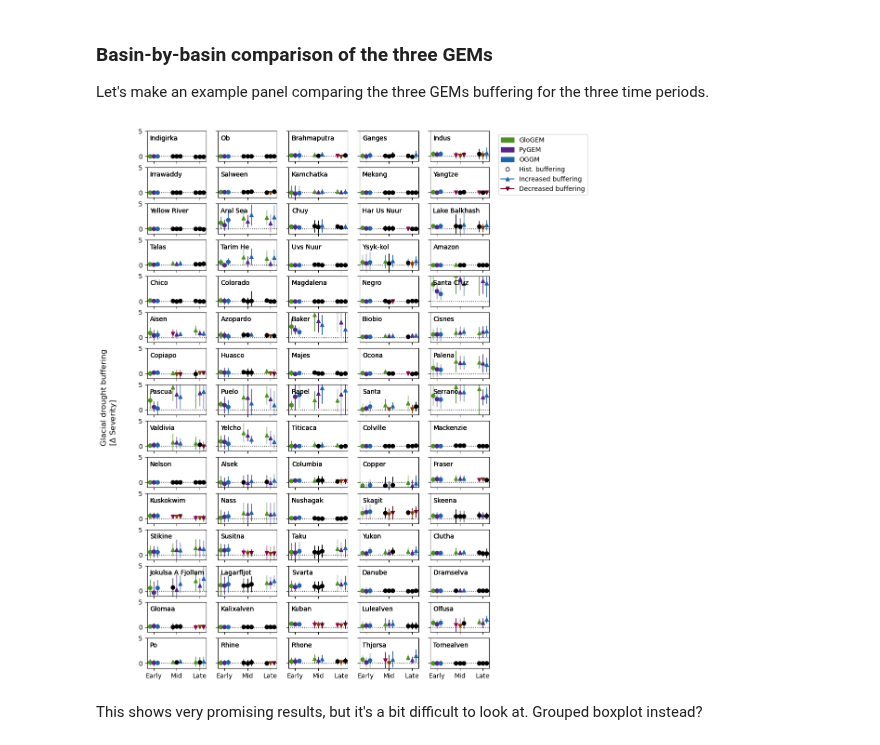
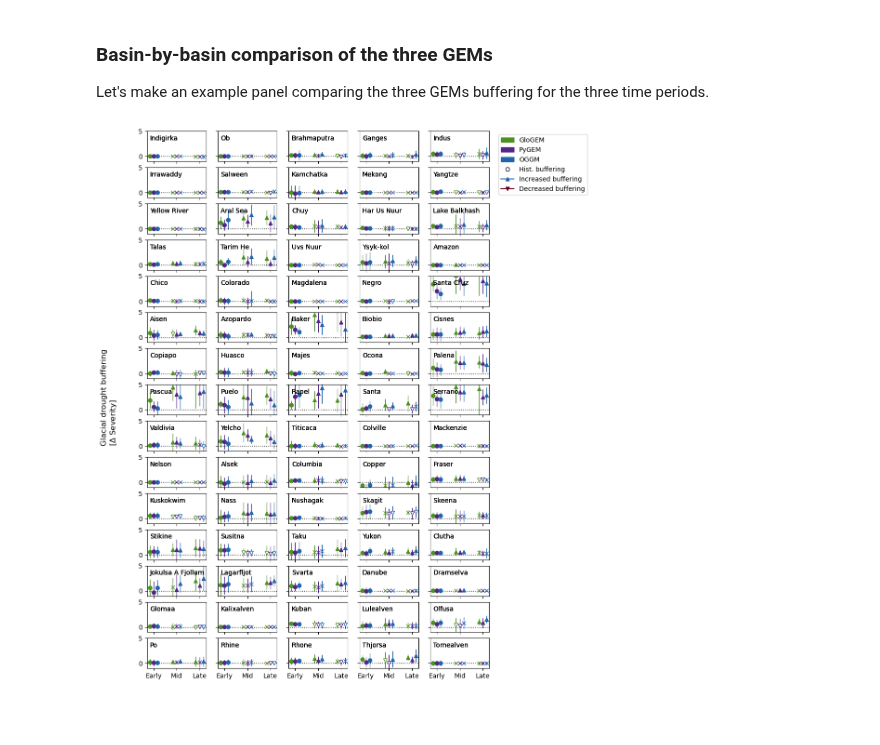
Before and after one commit to ehultee/glacial-SPEI, a Jupyter notebook: 20240820-MultiGEM-PerBasin_buffering.ipynb, the cells around one changed output. Cells and saved outputs as stored; diff of their text form; code cells hidden in the pictures; blank space fills up the shorter version.

```diff
--- a/20240820-MultiGEM-PerBasin_buffering.ipynb
+++ b/20240820-MultiGEM-PerBasin_buffering.ipynb
@@ -209,24 +214,34 @@ for j, b in enumerate(basin_names):
 
         midC_v_hist_s = np.nanmean(severity_midC)-np.nanmean(severity_b)
         if midC_v_hist_s >0.1: # buffering on duration increasing
-            midC_color_s=inc_color
+            # midC_color_s=inc_color
+            midC_facecolor = inc_color
+            midC_edgecolor = inc_color
             midC_marker_s='^'
         elif midC_v_hist_s<-0.1:
-            midC_color_s=dec_color
+            midC_facecolor ='white'
+            midC_edgecolor = inc_color
             midC_marker_s='v'
         else:
-            midC_color_s='k'
-            midC_marker_s='o'
+            # midC_color_s='k'
+            # midC_marker_s='o'
+            midC_facecolor = 'white'
+            midC_edgecolor = inc_color
+            midC_marker_s = 'x'
+
         endC_v_hist_s = np.nanmean(severity_endC)-np.nanmean(severity_b)
         if endC_v_hist_s >0.1:
-            endC_color_s=inc_color
+            endC_facecolor = inc_color
+            endC_edgecolor = inc_color
             endC_marker_s='^'
         elif endC_v_hist_s<-0.1:
-            endC_color_s=dec_color
+            endC_facecolor = 'white'
+            endC_edgecolor = inc_color
             endC_marker_s='v'
         else:
-            endC_color_s='k'
-            endC_marker_s='o'
+            endC_facecolor = 'white'
+            endC_edgecolor = inc_color
+            endC_marker_s='x'
 
         ## First column: historical
         ax.errorbar(1+p, np.nanmean(severity_b),
@@ -235,13 +250,17 @@ for j, b in enumerate(basin_names):
 
         ## Second column: mid-c
         ax.errorbar(4+p, np.nanmean(severity_midC),
-                     yerr=np.asarray(np.nanmean(severity_midC)-np.nanmin(severity_midC), np.nanmax(severity_midC)-np.nanmean(severity_midC)).transpose(),
-                     color=midC_color_s, marker=midC_marker_s, lw=1.0)
+                     yerr=np.asarray(np.nanmean(severity_midC)-np.nanmin(severity_midC),
+                                     np.nanmax(severity_midC)-np.nanmean(severity_midC)).transpose(),
+                    mec=midC_edgecolor, mfc=midC_facecolor, marker=midC_marker_s,
+                    ecolor=midC_edgecolor, lw=1.0)
 
         ## Third column: end of century
         ax.errorbar(7+p, np.nanmean(severity_endC),
-                     yerr=np.asarray(np.nanmean(severity_endC)-np.nanmin(severity_endC), np.nanmax(severity_endC)-np.nanmean(severity_endC)).transpose(),
-                     color=endC_color_s, marker=endC_marker_s, lw=1.0)
+                     yerr=np.asarray(np.nanmean(severity_endC)-np.nanmin(severity_endC),
+                                     np.nanmax(severity_endC)-np.nanmean(severity_endC)).transpose(),
+                     mec=endC_edgecolor, mfc=endC_facecolor, marker=endC_marker_s,
+                    ecolor=endC_edgecolor, lw=1.0)
 
         ax.text(0.05, 0.7, basin_label, transform=ax.transAxes)
         ax.set(xticks=[1,4,7], xticklabels=['Early', 'Mid', 'Late'])
@@ -250,33 +269,31 @@ for j, b in enumerate(basin_names):
 nochange_marker = mlines.Line2D([], [], markerfacecolor='None', markeredgecolor='k', marker='o',
                           linestyle='None',
                                 label='Hist. buffering')
 
 increase_marker = mlines.Line2D([], [], color=inc_color, marker='^',
                           # linestyle='None',
                                 label='Increased buffering')
 
 decrease_marker = mlines.Line2D([], [], color=dec_color, marker='v',
                           # linestyle='None',
                                 label='Decreased buffering')
 
 patches=[]
 for g, c in zip(gmodels, colorcode):
     patches.append(mpatches.Patch(color=plt.get_cmap(c)(0.9), label=g))
     # purple_patch = mpatches.Patch(color=colorcode[1](0.9), label='PyGEM')
     # blue_patch = mpatches.Patch(color=colorcode[3](0.9), label='OGGM')
 for p in [nochange_marker, increase_marker, decrease_marker]:
     patches.append(p)
 axs[0,4].legend(handles=patches, bbox_to_anchor=(1.1, 1.0), ncol=1)
 
 for ax in axs.ravel():
     ax.axhline(0, ls=':', lw=1.0, color='k')
     ax.set(ylim=(-1,5))
 
 fig.supylabel('Glacial drought buffering \n'+ r'[$\Delta$ Severity]')
 # fig.suptitle('21st century drought buffering by GEM and by basin (12 GCMs)')
 # fig.supxlabel('21st century period')
 plt.savefig('/Users/lizz/Desktop/{}-75basin-drought_buffering_severity.png'.format(datetime.date.today()))
 # %% [output]
-[figure, old version]
+[figure, new version]
-# %% [markdown]
-This shows very promising results, but it's a bit difficult to look at. Grouped boxplot instead?
```
Also changed, not shown: parts of 1 cell of this notebook, 1 other file.
